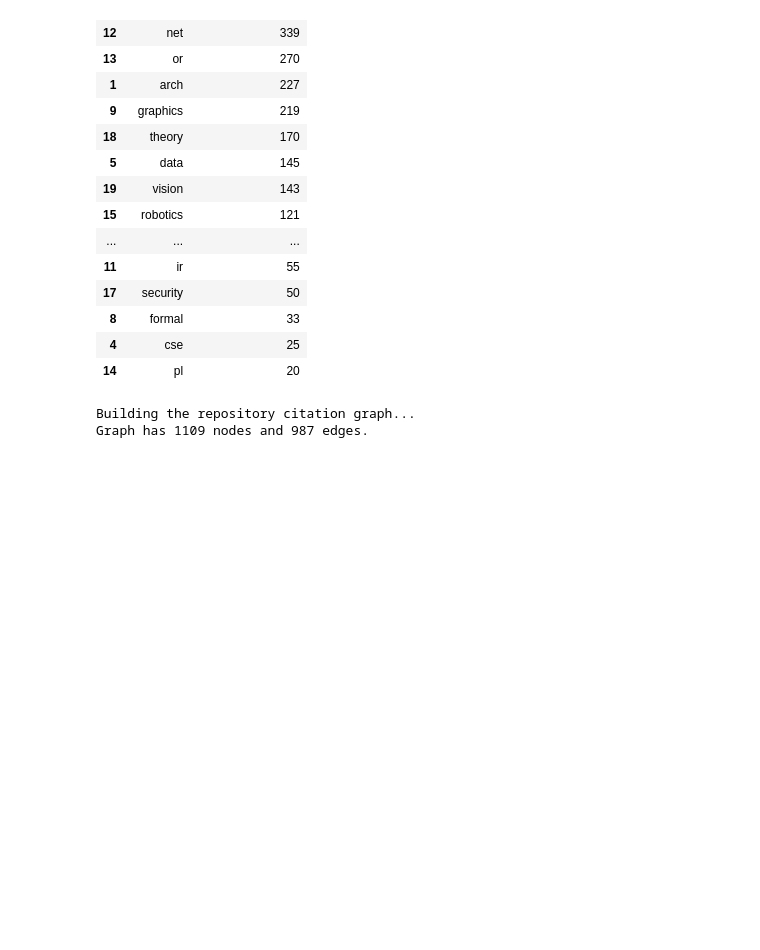
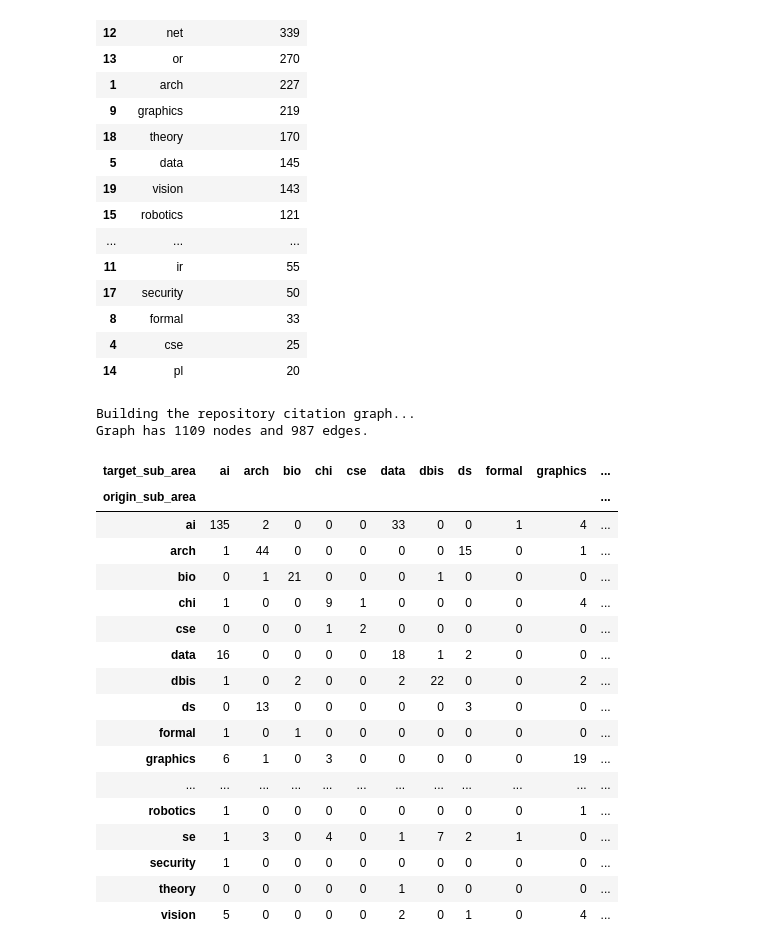
Before and after one commit to viniciusmioto/br_citation_network_cs, a Jupyter notebook: src/exploratory_analysis.ipynb, the cells around one changed output. Cells and saved outputs as stored; diff of their text form; code cells hidden in the pictures; blank space fills up the shorter version.

```diff
--- a/src/exploratory_analysis.ipynb
+++ b/src/exploratory_analysis.ipynb
@@ -313,3 +330,27 @@ def filter_graph_by_sub_areas(G: nx.DiGraph, sub_areas: list) -> nx.DiGraph:
     subgraph_view = nx.subgraph_view(G, filter_node=filter_node)
 
     return subgraph_view
+# %%
+def create_citation_matrix(csv_file_path):
+    """
+    Create a citation matrix showing the number of citations between sub-areas.
+
+    Parameters:
+        csv_file_path (str): Path to the CSV file containing citation data.
+
+    Returns:
+        pd.DataFrame: A DataFrame representing the citation matrix.
+    """
+    # Load the CSV data into a DataFrame
+    df = pd.read_csv(csv_file_path)
+
+    # Group by origin_sub_area and target_sub_area, then count the occurrences
+    citation_counts = df.groupby(['origin_sub_area', 'target_sub_area']).size().reset_index(name='count')
+
+    # Pivot the DataFrame to create the citation matrix
+    citation_matrix = citation_counts.pivot(index='origin_sub_area', columns='target_sub_area', values='count')
+
+    # Fill NaN values with 0 (indicating no citations)
+    citation_matrix = citation_matrix.fillna(0).astype(int)
+
+    return citation_matrix
@@ -452,3 +621,25 @@ draw_graph_plotly(theory_graph, sample_fraction=1.0)
 sub_areas_of_interest = ['ai','data']  # Replace with your desired sub-area
 theory_graph = filter_graph_by_sub_areas(G, sub_areas_of_interest)
 draw_graph_plotly(theory_graph, sample_fraction=1.0)
+# %%
+citation_matrix = create_citation_matrix(csv_file)
+citation_matrix
+# %% [output]
+| target_sub_area | ai | arch | bio | chi | cse | data | dbis | ds | formal | graphics | ... |
+| origin_sub_area |  |  |  |  |  |  |  |  |  |  | ... |
+| ai | 135 | 2 | 0 | 0 | 0 | 33 | 0 | 0 | 1 | 4 | ... |
+| arch | 1 | 44 | 0 | 0 | 0 | 0 | 0 | 15 | 0 | 1 | ... |
+| bio | 0 | 1 | 21 | 0 | 0 | 0 | 1 | 0 | 0 | 0 | ... |
+| chi | 1 | 0 | 0 | 9 | 1 | 0 | 0 | 0 | 0 | 4 | ... |
+| cse | 0 | 0 | 0 | 1 | 2 | 0 | 0 | 0 | 0 | 0 | ... |
+| data | 16 | 0 | 0 | 0 | 0 | 18 | 1 | 2 | 0 | 0 | ... |
+| dbis | 1 | 0 | 2 | 0 | 0 | 2 | 22 | 0 | 0 | 2 | ... |
+| ds | 0 | 13 | 0 | 0 | 0 | 0 | 0 | 3 | 0 | 0 | ... |
+| formal | 1 | 0 | 1 | 0 | 0 | 0 | 0 | 0 | 0 | 0 | ... |
+| graphics | 6 | 1 | 0 | 3 | 0 | 0 | 0 | 0 | 0 | 19 | ... |
+| ... | ... | ... | ... | ... | ... | ... | ... | ... | ... | ... | ... |
+| robotics | 1 | 0 | 0 | 0 | 0 | 0 | 0 | 0 | 0 | 1 | ... |
+| se | 1 | 3 | 0 | 4 | 0 | 1 | 7 | 2 | 1 | 0 | ... |
+| security | 1 | 0 | 0 | 0 | 0 | 0 | 0 | 0 | 0 | 0 | ... |
+| theory | 0 | 0 | 0 | 0 | 0 | 1 | 0 | 0 | 0 | 0 | ... |
+| vision | 5 | 0 | 0 | 0 | 0 | 2 | 0 | 1 | 0 | 4 | ... |
```
Also changed, not shown: parts of 8 cells of this notebook.
